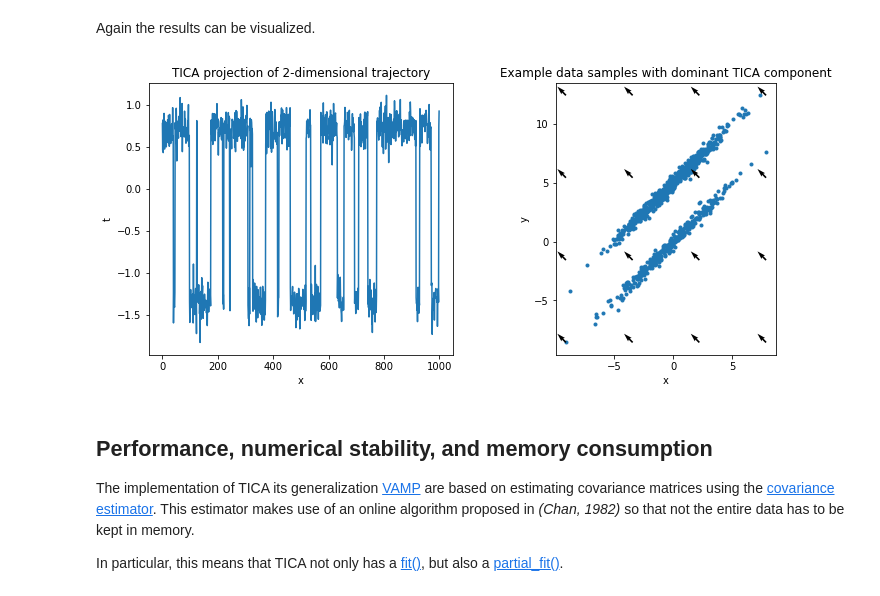
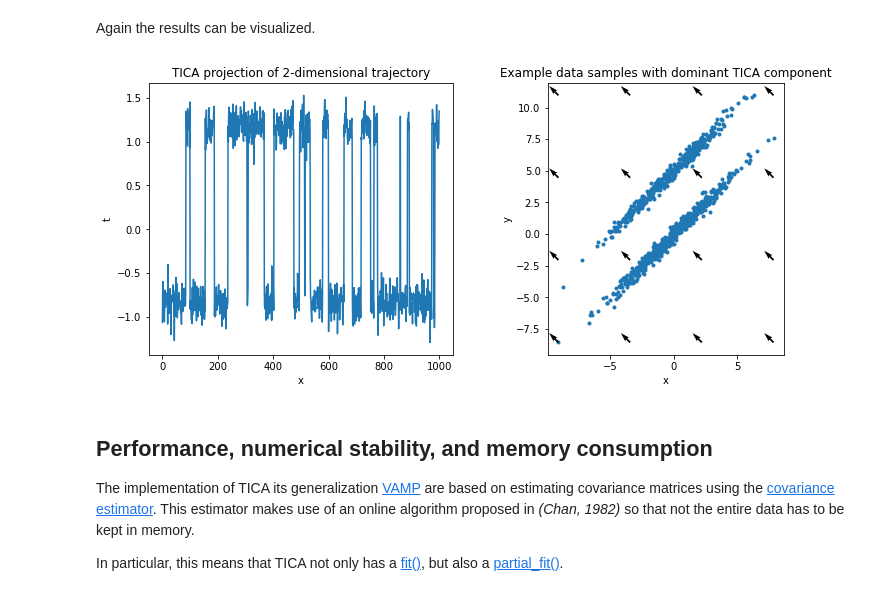
Before and after one commit to deeptime-ml/deeptime, a Jupyter notebook: docs/source/notebooks/tica.ipynb, the cells around one changed output. Cells and saved outputs as stored; diff of their text form; code cells hidden in the pictures.

```diff
--- a/docs/source/notebooks/tica.ipynb
+++ b/docs/source/notebooks/tica.ipynb
@@ -87 +85,5 @@ ftraj[state_1_indices] = rnd.multivariate_normal(mean=[0.0, 5.0], cov=cov, size=
+# %%
+ellipsoids = sktime.data.ellipsoids(seed=17)  # create dataset instance
+discrete_trajectory = ellipsoids.discrete_trajectory(n_steps=1000)  # discrete transitions
+feature_trajectory = ellipsoids.map_discrete_to_observations(discrete_trajectory)  # corresponding observations
 # %% [markdown]
@@ -162,5 +172,5 @@ Now the [tica model](../api/generated/sktime.decomposition.TICAModel.rst#sktime.
 # %%
-tica_model = tica.fit(ftraj).fetch_model()  # fit and fetch model
+tica_model = tica.fit(feature_trajectory).fetch_model()  # fit and fetch model
 # %% [markdown]
 We repeat the visualization of above and plot the projected data as well as the dominant slow direction, maximizing autocorrelation (instead of variance, cf PCA).
 # %%
@@ -218,7 +228,7 @@ The TICA estimator possesses a scaling parameter which can be used to introduce
 `None`: No scaling.
 # %%
 tica.scaling = None
-tica_model = tica.fit(ftraj).fetch_model()
+tica_model = tica.fit(feature_trajectory).fetch_model()
 # %% [markdown]
 `"kinetic_map"` (default): Eigenvectors will be scaled by eigenvalues. As a result, Euclidean distances in the transformed data approximate kinetic distances <cite data-cite="noe2015kinetic">(Noé, 2015)</cite>. This is a good choice when the data is further processed by clustering.
 # %%
@@ -263,26 +273,26 @@ tica_model_reweighted = tica.fit(ftraj, weights=reweighting_model).fetch_model()
 Again the results can be visualized.
 # %%
 f, (ax1, ax2) = plt.subplots(1, 2, figsize=(12, 5))
-ax1.plot(tica_model.transform(ftraj))
+ax1.plot(tica_model.transform(feature_trajectory))
 ax1.set_title('TICA projection of 2-dimensional trajectory')
 ax1.set_xlabel('x')
 ax1.set_ylabel('t')
 
 dxy = tica_model.eigenvectors[:, 0]  # dominant tica component
 
-ax2.scatter(*(ftraj.T), marker='.')
+ax2.scatter(*(feature_trajectory.T), marker='.')
 x, y = np.meshgrid(
-    np.linspace(np.min(ftraj[:, 0]), np.max(ftraj[:, 0]), 4),
-    np.linspace(np.min(ftraj[:, 1]), np.max(ftraj[:, 1]), 4)
+    np.linspace(np.min(feature_trajectory[:, 0]), np.max(feature_trajectory[:, 0]), 4),
+    np.linspace(np.min(feature_trajectory[:, 1]), np.max(feature_trajectory[:, 1]), 4)
 )
 plt.quiver(x, y, dxy[0], dxy[1])
 
 ax2.set_aspect('equal')
 ax2.set_xlabel('x')
 ax2.set_ylabel('y')
 ax2.set_title('Example data samples with dominant TICA component');
 # %% [output]
-[figure, old version]
+[figure, new version]
 # %% [markdown]
 ## Performance, numerical stability, and memory consumption
 
```
Also changed, not shown: parts of 39 cells of this notebook, 6 other files.
